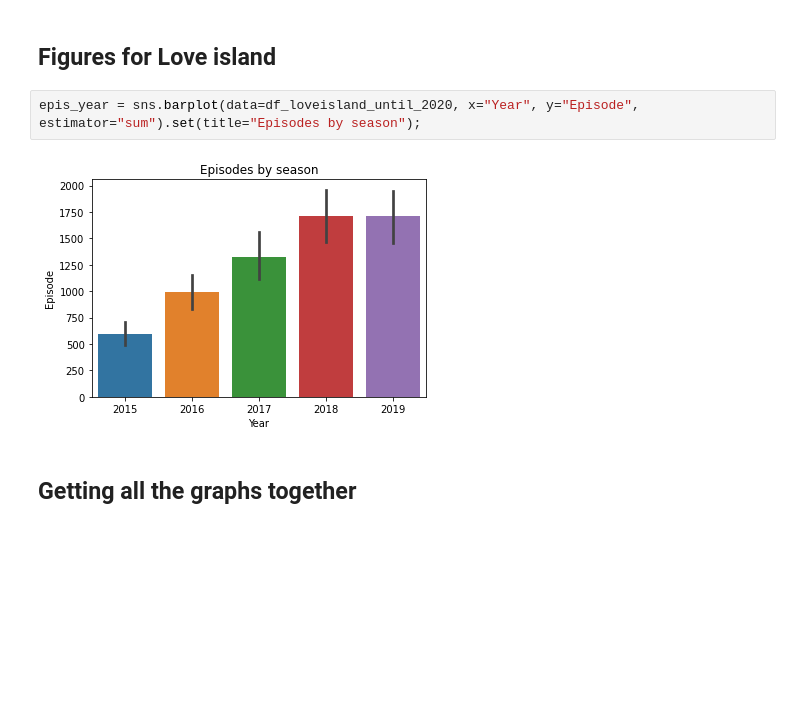
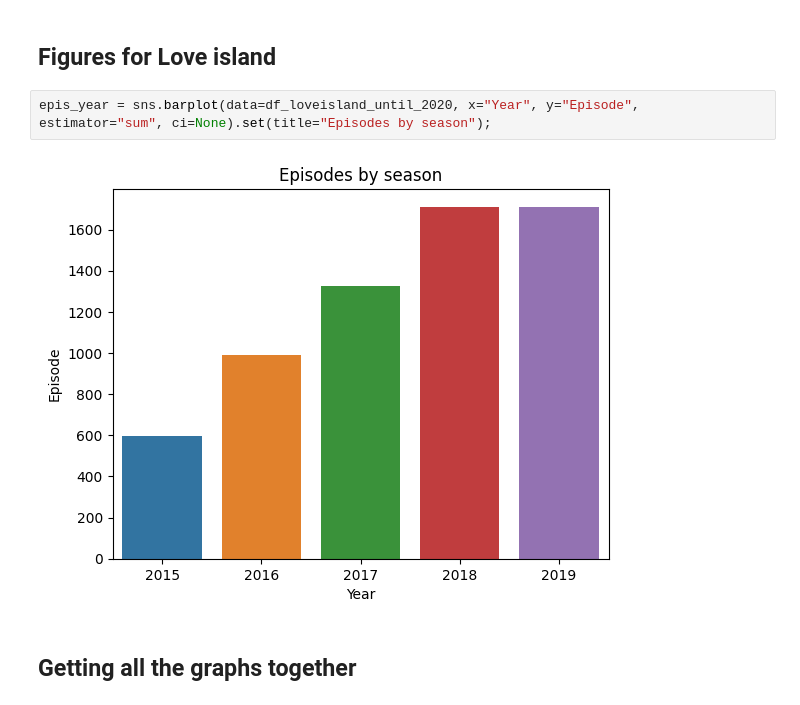
Before and after one commit to David-TC13/project2-trump-vs-planes, a Jupyter notebook: Love_Island.ipynb, the cells around one changed output. Drawn from its saved outputs; the diff is of its cells as text; blank space fills up the shorter version.

```diff
--- a/Love_Island.ipynb
+++ b/Love_Island.ipynb
@@ -174,9 +177,9 @@ suicide_ages = sns.lineplot(data=df_suicide_ages, x="year", y="suicides_no", hue
 # %% [markdown]
 ## Figures for Love island
 # %%
-epis_year = sns.barplot(data=df_loveisland_until_2020, x="Year", y="Episode", estimator="sum").set(title="Episodes by season");
+epis_year = sns.barplot(data=df_loveisland_until_2020, x="Year", y="Episode", estimator="sum", ci=None).set(title="Episodes by season");
 # %% [output]
-[figure, old version]
+[figure, new version]
 # %% [markdown]
 ## Getting all the graphs together
 # %% [markdown]
```
Also changed, not shown: parts of 7 cells of this notebook, 1 other file.
